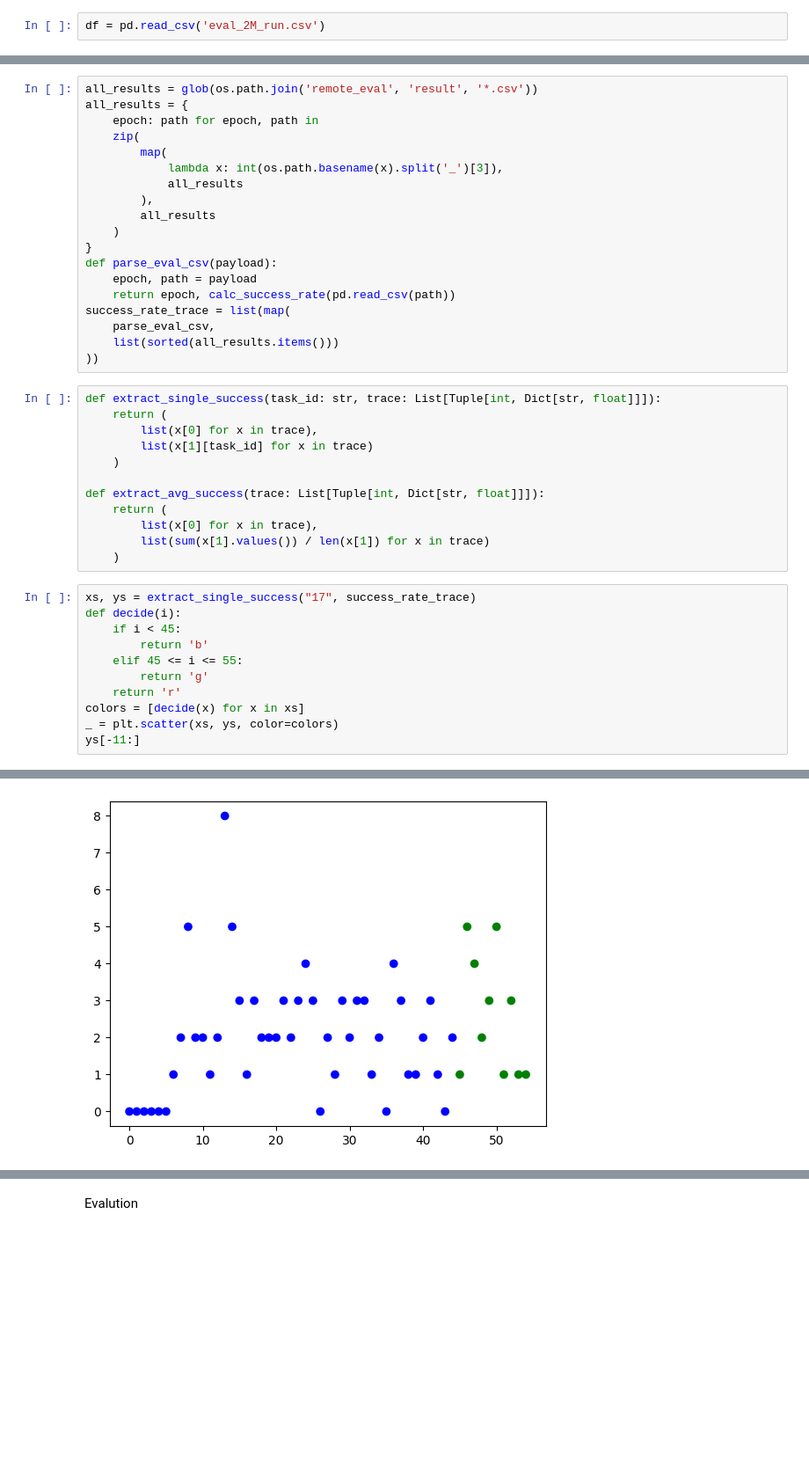
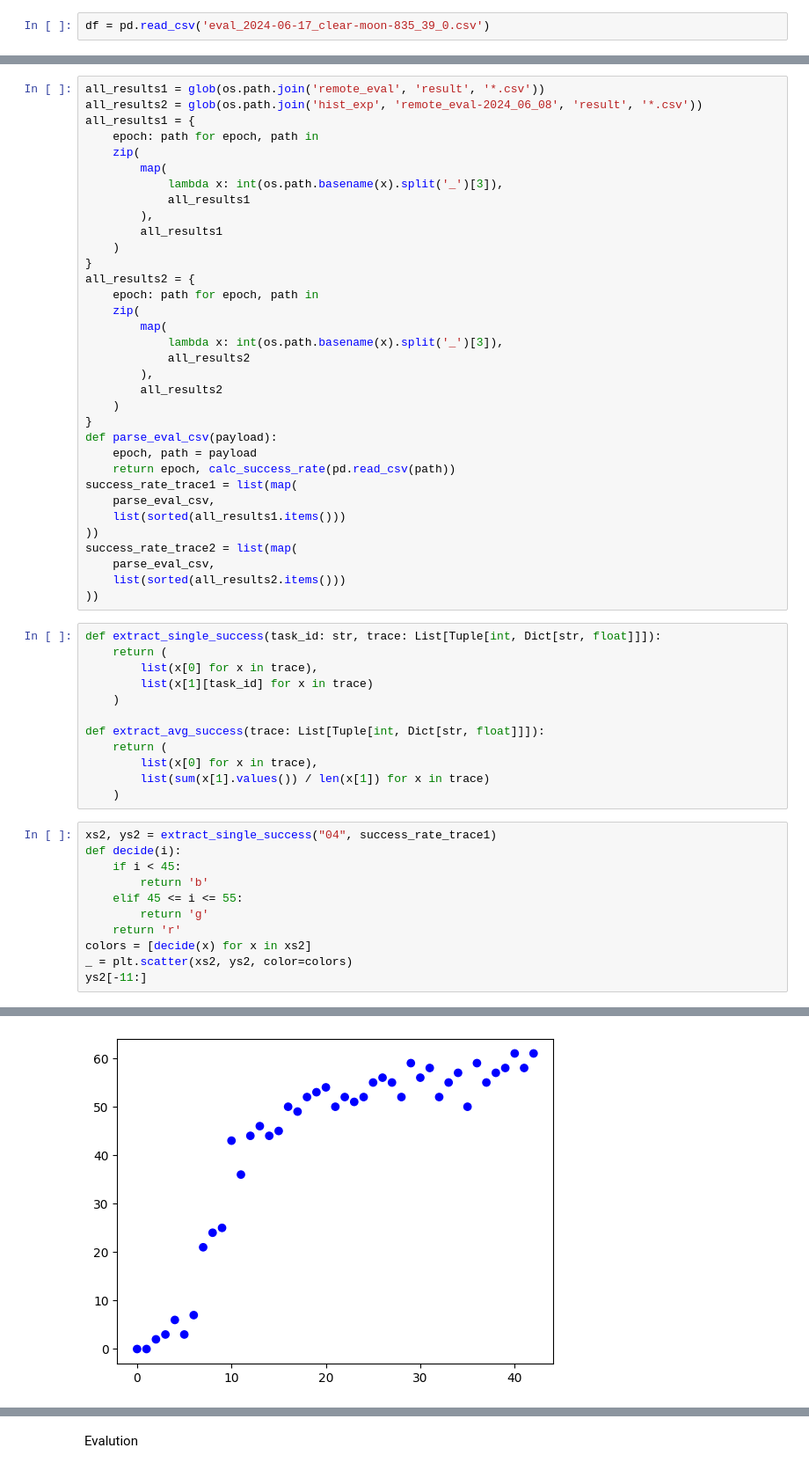
Before and after one commit to jiajingk/train_vima, a Jupyter notebook: visualize.ipynb, the cells around one changed output, grey strips where cells are left out. Shown at 88% size. Saved outputs shown, nothing was run; the diff lists cells and outputs as text; blank space fills up the shorter version.

Commit message:
add eval cross different seed

```diff
--- a/visualize.ipynb
+++ b/visualize.ipynb
@@ -189,7 +189,7 @@ _ = plt.plot(lrs)
 # %% [markdown]
 Eval Result
 # %%
-df = pd.read_csv('eval_2M_run.csv')
+df = pd.read_csv('eval_2024-06-17_clear-moon-835_39_0.csv')
 # %%
 def calc_success_rate(df):
     task_ids = {
@@ -240,22 +267,37 @@ sum(eval_success_rates.values()) / len(eval_success_rates)
 # %%
-all_results = glob(os.path.join('remote_eval', 'result', '*.csv'))
-all_results = {
+all_results1 = glob(os.path.join('remote_eval', 'result', '*.csv'))
+all_results2 = glob(os.path.join('hist_exp', 'remote_eval-2024_06_08', 'result', '*.csv'))
+all_results1 = {
     epoch: path for epoch, path in
     zip(
         map(
             lambda x: int(os.path.basename(x).split('_')[3]),
-            all_results
+            all_results1
         ),
-        all_results
+        all_results1
+    )
+}
+all_results2 = {
+    epoch: path for epoch, path in
+    zip(
+        map(
+            lambda x: int(os.path.basename(x).split('_')[3]),
+            all_results2
+        ),
+        all_results2
     )
 }
 def parse_eval_csv(payload):
     epoch, path = payload
     return epoch, calc_success_rate(pd.read_csv(path))
-success_rate_trace = list(map(
+success_rate_trace1 = list(map(
     parse_eval_csv,
-    list(sorted(all_results.items()))
+    list(sorted(all_results1.items()))
 ))
+success_rate_trace2 = list(map(
+    parse_eval_csv,
+    list(sorted(all_results2.items()))
+))
 # %%
 def extract_single_success(task_id: str, trace: List[Tuple[int, Dict[str, float]]]):
     return (
@@ -269,14 +311,14 @@ def extract_avg_success(trace: List[Tuple[int, Dict[str, float]]]):
         list(sum(x[1].values()) / len(x[1]) for x in trace)
     )
 # %%
-xs, ys = extract_single_success("17", success_rate_trace)
+xs2, ys2 = extract_single_success("04", success_rate_trace1)
 def decide(i):
     if i < 45:
         return 'b'
     elif 45 <= i <= 55:
         return 'g'
     return 'r'
-colors = [decide(x) for x in xs]
-_ = plt.scatter(xs, ys, color=colors)
-ys[-11:]
+colors = [decide(x) for x in xs2]
+_ = plt.scatter(xs2, ys2, color=colors)
+ys2[-11:]
 # %% [output]
@@ -284 +326 @@ ys[-11:]
-[figure, old version]
+[figure, new version]
```
Also changed, not shown: parts of 26 cells of this notebook, 7 other files.
